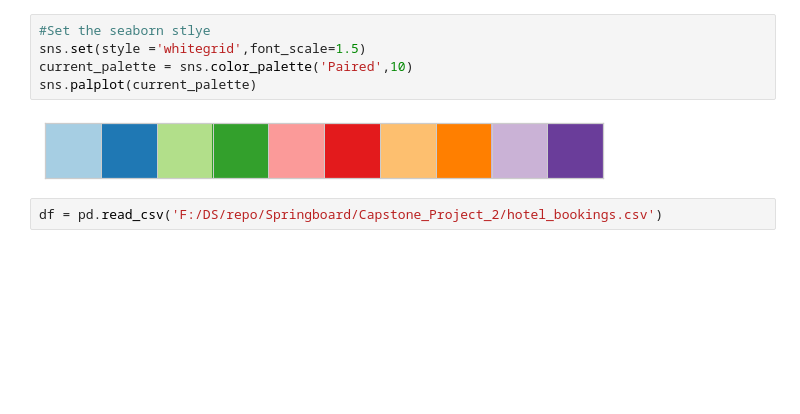
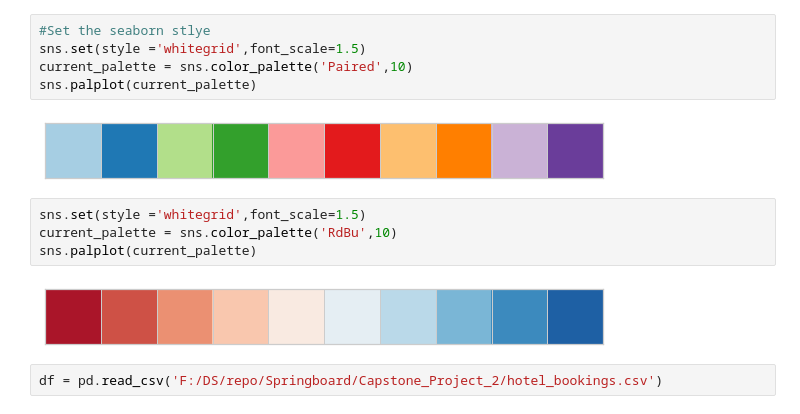
Before and after one commit to fysophia0302/Springboard, a Jupyter notebook: Capstone_Project_2/Capstone_Project_2_Hotel_booking_demand.ipynb, the cells around one changed output. Cells and saved outputs as stored; diff of their text form; blank space fills up the shorter version.

```diff
--- a/Capstone_Project_2/Capstone_Project_2_Hotel_booking_demand.ipynb
+++ b/Capstone_Project_2/Capstone_Project_2_Hotel_booking_demand.ipynb
@@ -13,6 +20,12 @@ current_palette = sns.color_palette('Paired',10)
 sns.palplot(current_palette)
 # %% [output]
 [figure]
+# %%
+sns.set(style ='whitegrid',font_scale=1.5)
+current_palette = sns.color_palette('RdBu',10)
+sns.palplot(current_palette)
+# %% [output]
+[figure, added]
 # %%
 df = pd.read_csv('F:/DS/repo/Springboard/Capstone_Project_2/hotel_bookings.csv')
 # %% [markdown]
```
Also changed, not shown: parts of 84 cells of this notebook.
